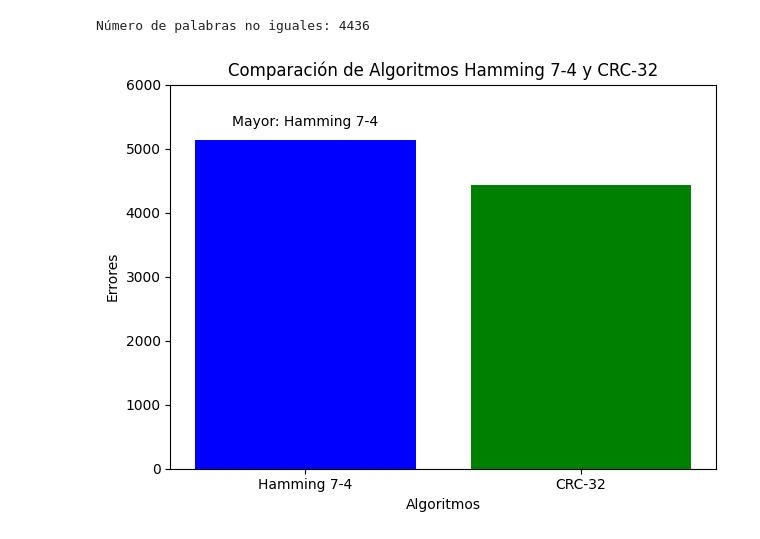
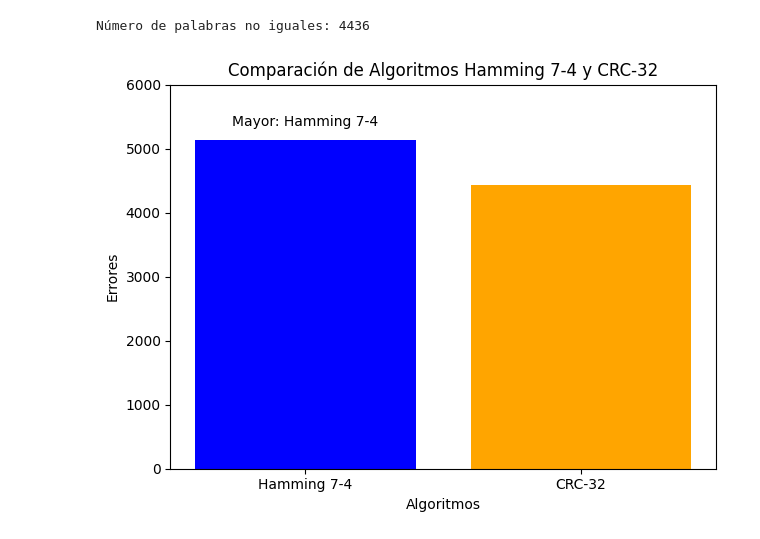
Before and after one commit to moraleseoscar/Error-CorrectingAlgorithms, a Jupyter notebook: Graphs.ipynb, the cells around one changed output. Cells and saved outputs as stored; diff of their text form; code cells hidden in the pictures.

```diff
--- a/Graphs.ipynb
+++ b/Graphs.ipynb
@@ -43,28 +43,28 @@ Número de palabras no iguales: 4436
 # %%
 import matplotlib.pyplot as plt
 
 pals = ["Hamming 7-4", "CRC-32"]
 valores = [palabras_no_igualesh, palabras_no_igualesc]
 
-plt.bar(pals, valores, color=['blue', 'green'])
+plt.bar(pals, valores, color=['blue', 'orange'])
 # Agregar etiquetas y título
 plt.xlabel('Algoritmos')
 plt.ylabel('Errores')
 plt.title('Comparación de Algoritmos Hamming 7-4 y CRC-32')
 
 # Encontrar la variable mayor
 variable_mayor = pals[valores.index(max(valores))]
 
 # Anotar el valor de la variable mayor
 plt.annotate(f'Mayor: {variable_mayor}', (variable_mayor, max(valores)),
              textcoords="offset points", xytext=(0,10), ha='center')
 
 # Ajustar la escala en el eje Y
 plt.ylim(0, 6000)  # Establecer límites en Y (ajusta los valores según tus necesidades)
 
 # Mostrar la gráfica
 plt.tight_layout()  # Ajustar el diseño para evitar recortes
 # Mostrar la gráfica
 plt.show()
 # %% [output]
-[figure, old version]
+[figure, new version]
```
Also changed, not shown: parts of 3 cells of this notebook.
